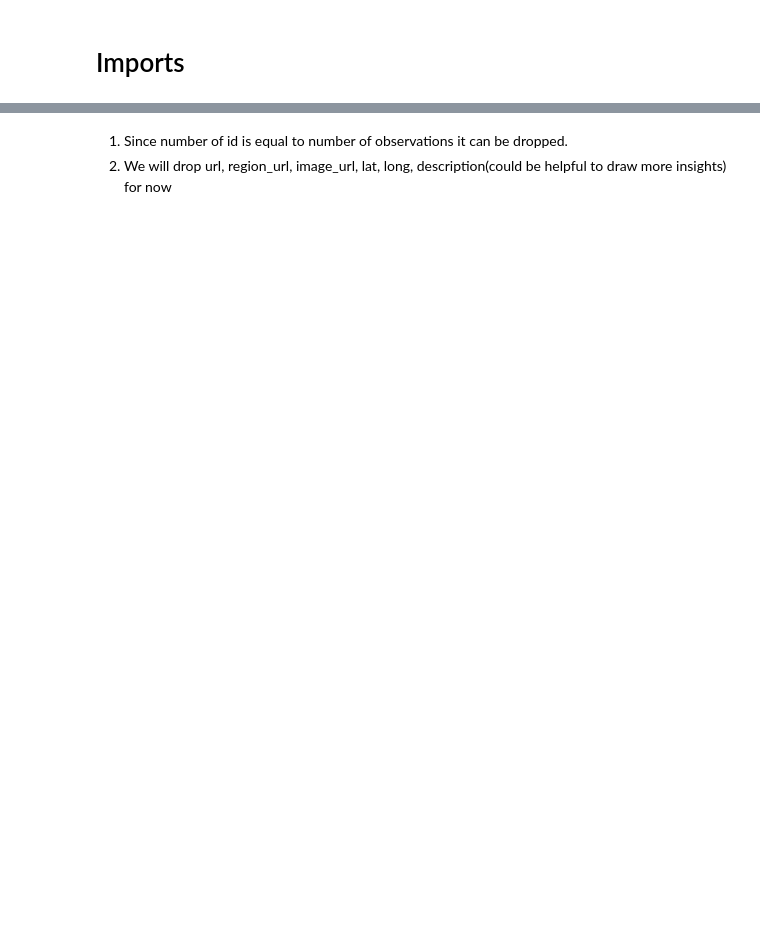
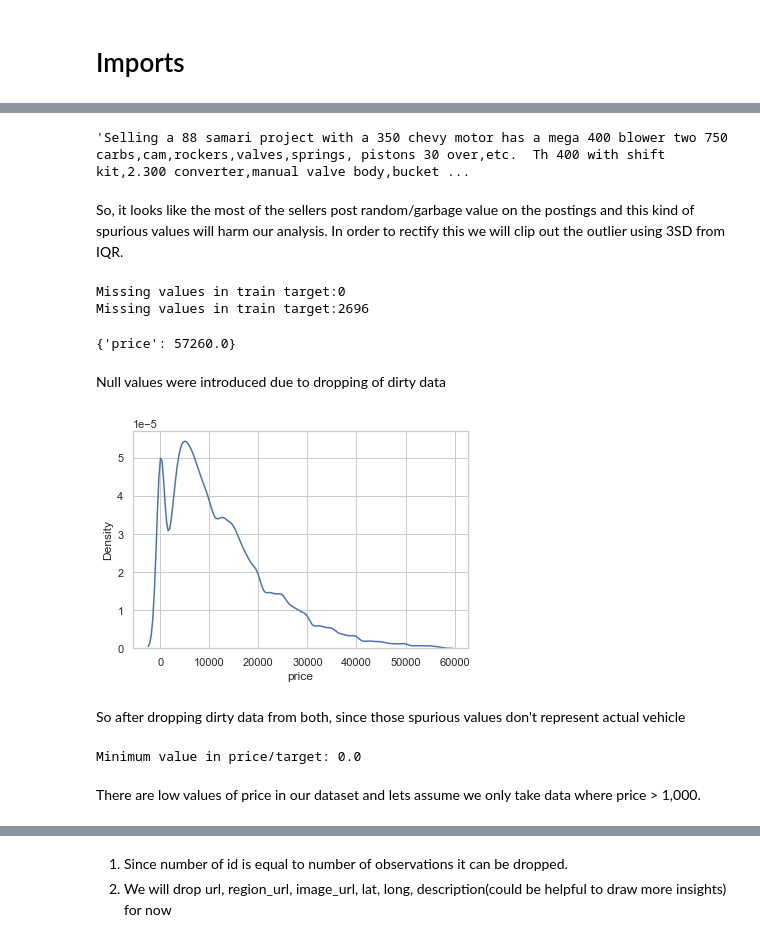
Before and after one commit to Tejash-Shah/used_car_price, a Jupyter notebook: notebooks/EDA.ipynb, the cells around one changed output, grey strips where cells are left out. Drawn from its saved outputs; the diff is of its cells as text; code cells hidden in the pictures; blank space fills up the shorter version.

```diff
--- a/notebooks/EDA.ipynb
+++ b/notebooks/EDA.ipynb
@@ -128,0 +135,22 @@ test = test.dropna(subset=['price'])
+# %%
+train.loc[train['id']==7108753879, 'description'].values[0]
+# %% [output]
+'Selling a 88 samari project with a 350 chevy motor has a mega 400 blower two 750 carbs,cam,rockers,valves,springs, pistons 30 over,etc.  Th 400 with shift kit,2.300 converter,manual valve body,bucket ...
+# %% [markdown]
+So, it looks like the most of the sellers post random/garbage value on the postings and this kind of spurious values will harm our analysis. In order to rectify this we will clip out the outlier using 3SD from IQR.
+# %%
+remove_outlier_price = remove_outlier.OutlierTrimmer(distribution='skewed', tail='right', fold=3)
+print(f"Missing values in train target:{train[target].isna().sum()[0]}")
+train['price'] = remove_outlier_price.fit_transform(train['price'].to_frame())
+test['price'] = remove_outlier_price.transform(test['price'].to_frame())
+print(f"Missing values in train target:{train[target].isna().sum()[0]}")
+# %% [output]
+Missing values in train target:0
+Missing values in train target:2696
+# %%
+# This is maximum non-spurious value comes out of outlier capping. Looks ok as there could be expensive new cars
+remove_outlier_price.right_tail_caps_
+# %% [output]
+{'price': 57260.0}
+# %% [markdown]
+Null values were introduced due to dropping of dirty data
@@ -128,0 +160,12 @@ test = test.dropna(subset=['price'])
+# %%
+sns.kdeplot(data=train, x=target[0]);
+# %% [output]
+[figure, added]
+# %% [markdown]
+So after dropping dirty data from both, since those spurious values don't represent actual vehicle
+# %%
+print(f"Minimum value in price/target: {train[target].min()[0]}")
+# %% [output]
+Minimum value in price/target: 0.0
+# %% [markdown]
+There are low values of price in our dataset and lets assume we only take data where price > 1,000.
```
Also changed, not shown: parts of 80 cells of this notebook.
